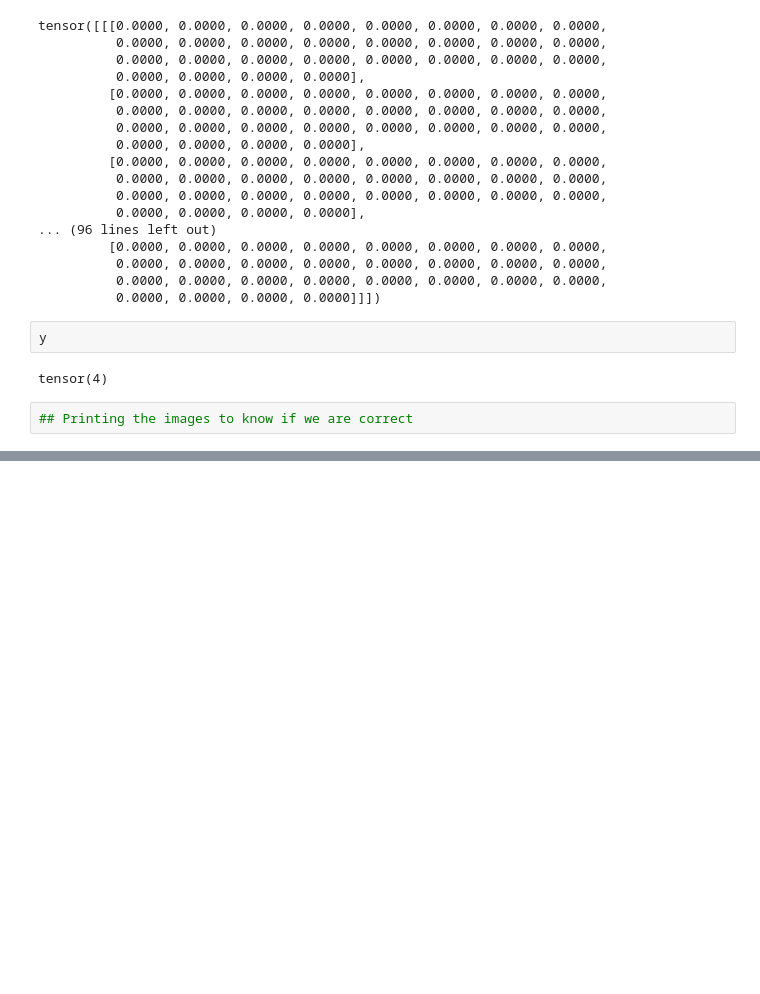
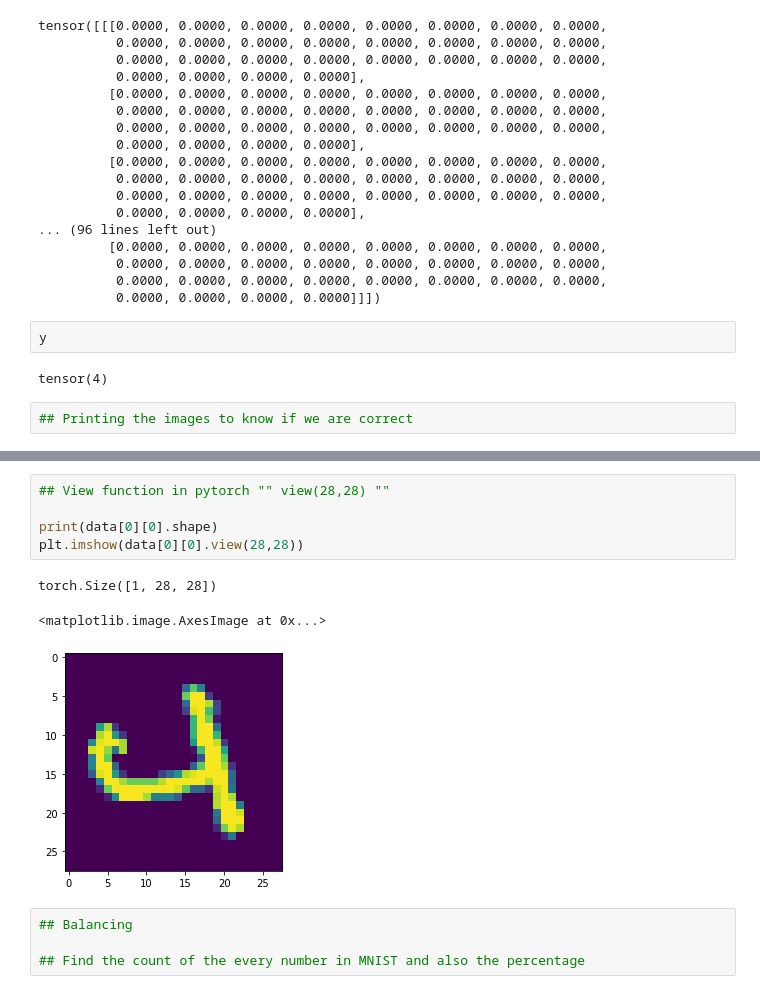
Before and after one commit to naveenkumark1/EVA4, a Jupyter notebook: Week2/pytorch_practice.ipynb, the cells around one changed output, grey strips where cells are left out. Saved outputs shown, nothing was run; the diff lists cells and outputs as text; blank space fills up the shorter version.

```diff
--- a/Week2/pytorch_practice.ipynb
+++ b/Week2/pytorch_practice.ipynb
@@ -120,0 +147,13 @@ TypeError: ignored
+# %%
+## View function in pytorch "" view(28,28) ""
+
+print(data[0][0].shape)
+plt.imshow(data[0][0].view(28,28))
+# %% [output]
+torch.Size([1, 28, 28])
+<matplotlib.image.AxesImage at 0x...>
+[figure, added]
+# %%
+## Balancing
+
+## Find the count of the every number in MNIST and also the percentage
```
Also changed, not shown: parts of 15 cells of this notebook.
